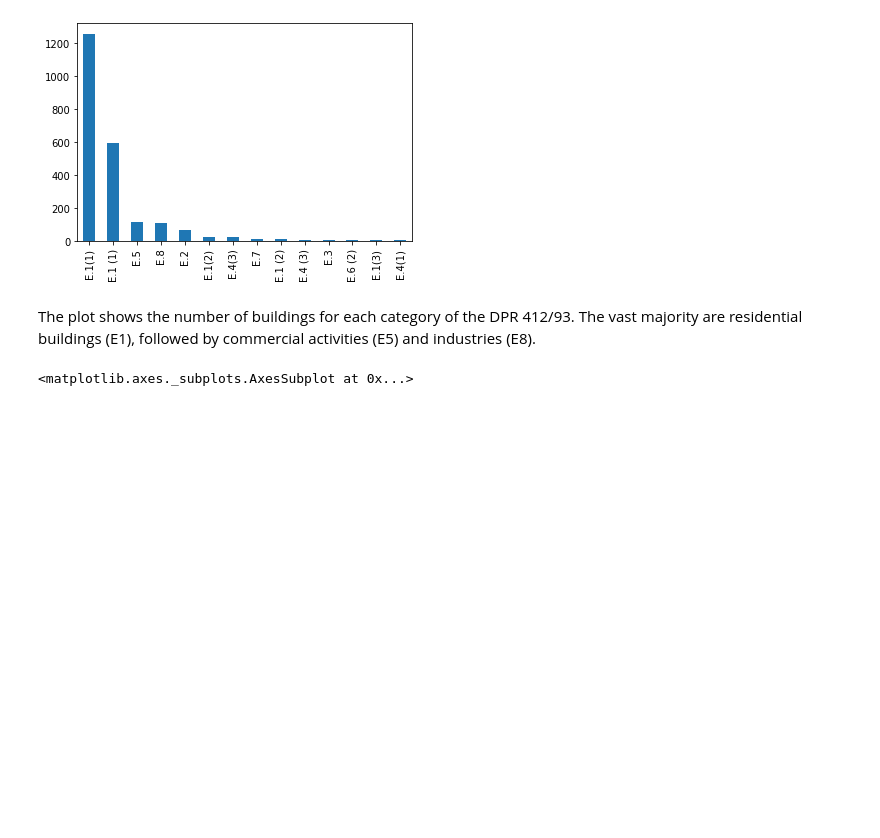
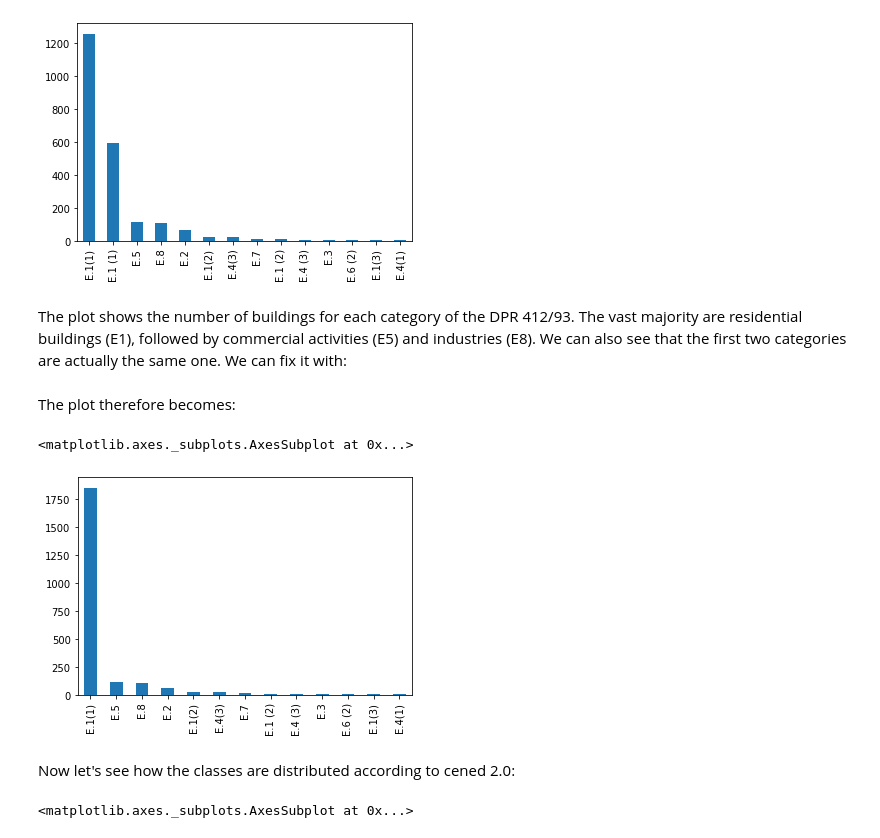
Before and after one commit to rboghe/cened, a Jupyter notebook: cened.ipynb, the cells around one changed output. Cells and saved outputs as stored; diff of their text form; code cells hidden in the pictures; blank space fills up the shorter version.

```diff
--- a/cened.ipynb
+++ b/cened.ipynb
@@ -41,7 +41,18 @@ cened.CLASSIFICAZIONE_DPR.value_counts().plot(kind='bar')
 <matplotlib.axes._subplots.AxesSubplot at 0x...>
 [figure]
 # %% [markdown]
-The plot shows the number of buildings for each category of the DPR 412/93. The vast majority are residential buildings (E1), followed by commercial activities (E5) and industries (E8).
+The plot shows the number of buildings for each category of the DPR 412/93. The vast majority are residential buildings (E1), followed by commercial activities (E5) and industries (E8). We can also see that the first two categories are actually the same one. We can fix it with:
+# %%
+cened.CLASSIFICAZIONE_DPR.replace('E.1 (1)', 'E.1(1)', inplace=True)
+# %% [markdown]
+The plot therefore becomes:
+# %%
+cened.CLASSIFICAZIONE_DPR.value_counts().plot(kind='bar')
+# %% [output]
+<matplotlib.axes._subplots.AxesSubplot at 0x...>
+[figure, added]
+# %% [markdown]
+Now let's see how the classes are distributed according to cened 2.0:
 # %%
 cened.CLASSE_ENERGETICA_x.value_counts().plot(kind='bar')
 # %% [output]
```
Also changed, not shown: parts of 2 cells of this notebook.
